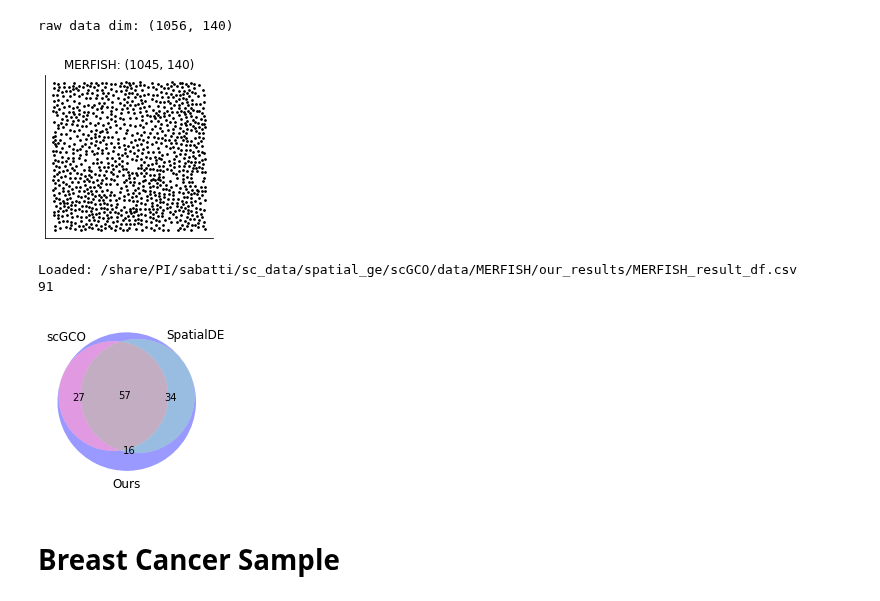
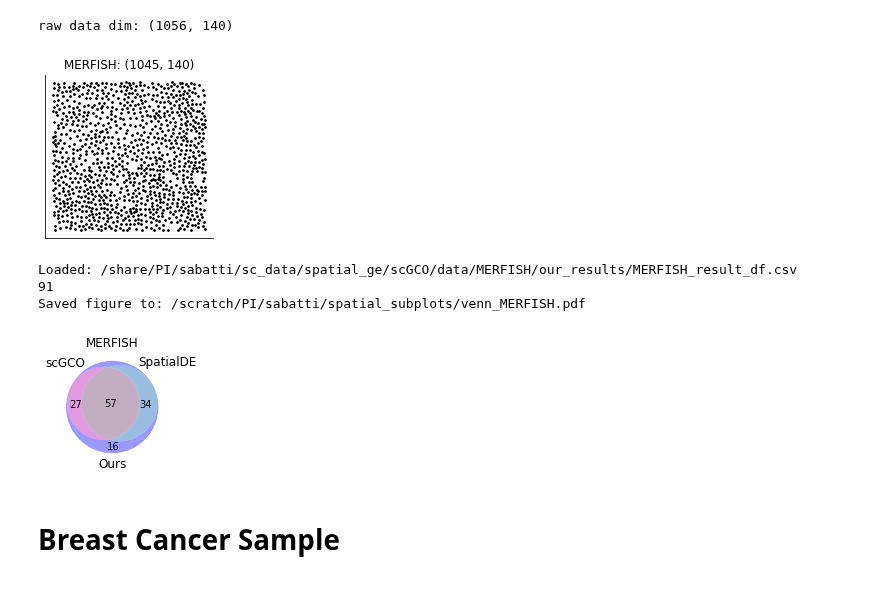
Before and after one commit to yashpatel5400/gliss, a Jupyter notebook: notebooks/analysis_spatial_comparison_real_data.ipynb, the cells around one changed output. Drawn from its saved outputs; the diff is of its cells as text; code cells hidden in the pictures.

Commit message:
finished all figures

```diff
--- a/notebooks/analysis_spatial_comparison_real_data.ipynb
+++ b/notebooks/analysis_spatial_comparison_real_data.ipynb
@@ -30,6 +30,7 @@ def plot_venn3(d, ax):
     set_labels = list(d.keys())
     subsets = [d[k] for k in set_labels]
     v=venn3(subsets=subsets, set_labels=set_labels, ax=ax)
+    return v
 
 def load_our_result(fn, alpha):
     result = load_data_from_file(fn, 'csv')
@@ -37,7 +38,6 @@ def load_our_result(fn, alpha):
     rej_idx = multitest_rejections(result.pvalue, alpha, method="BH")
     ours = result.geneID[rej_idx]
     return ours
-
 
 def load_merfish_result():
     ddir = '/share/PI/sabatti/sc_data/spatial_ge/scGCO'
@@ -152,7 +152,7 @@ def plot_spatial(data, j, ax ):
     format_scatter(ax)
     return data.shape
 
-def plot_all(data, plot_type='coord'):
+def plot_all(data, plot_type='coord', fdir=None):
     figsize = (2, 2)
     if data == 'BC':
         rep_ids = np.arange(1,5)
@@ -172,6 +172,7 @@ def plot_all(data, plot_type='coord'):
             ax.set_title('{}{}: {}'.format(pfx, val, dshape))
             plt.show()
     if plot_type == 'venn':
+        figsize=(3, 3)
         for i, v in enumerate(rep_ids):
             if data == 'BC':
                 gsets = load_breastcancer_result(v)
@@ -179,19 +180,31 @@ def plot_all(data, plot_type='coord'):
                 gsets = load_mob_result(v)
             elif data == 'MERFISH':
                 gsets = load_merfish_result()
-            fig, ax = plt.subplots(1, 1, figsize=(3, 3))
-            plot_venn3(gsets, ax)
-            ax.set_title('{}{}'.format(pfx, v))
+                figsize = (2,2)
+            fig, ax = plt.subplots(1, 1, figsize=figsize)
+            vd = plot_venn3(gsets, ax)
+            if data == 'MERFISH':
+                vd.get_label_by_id("001").set_y(-0.51)
+                vd.get_label_by_id("011").set_x(0.41)
+                vd.get_label_by_id("101").set_x(-0.45)
+            title = '{}{}'.format(pfx, v)
+            ax.set_title(title)
+            if fdir:
+                fn = fdir + 'venn_{}.pdf'.format(title)
+                plt.savefig(fn, bbox_inches='tight', transparent=True)
+                print("Saved figure to: {}".format(fn))
             plt.show()
 # %%
+fdir = '/scratch/PI/sabatti/spatial_subplots/'
 plot_all('MERFISH', plot_type='coord')
-plot_all('MERFISH', plot_type='venn')
+plot_all('MERFISH', plot_type='venn', fdir=fdir)
 # %% [output]
 raw data dim: (1056, 140)
 [figure]
 Loaded: /share/PI/sabatti/sc_data/spatial_ge/scGCO/data/MERFISH/our_results/MERFISH_result_df.csv
 91
+Saved figure to: /scratch/PI/sabatti/spatial_subplots/venn_MERFISH.pdf
-[figure, old version]
+[figure, new version]
 # %% [markdown]
 # Breast Cancer Sample
 # %%
```
Also changed, not shown: parts of 9 cells of this notebook, 2 other files.
